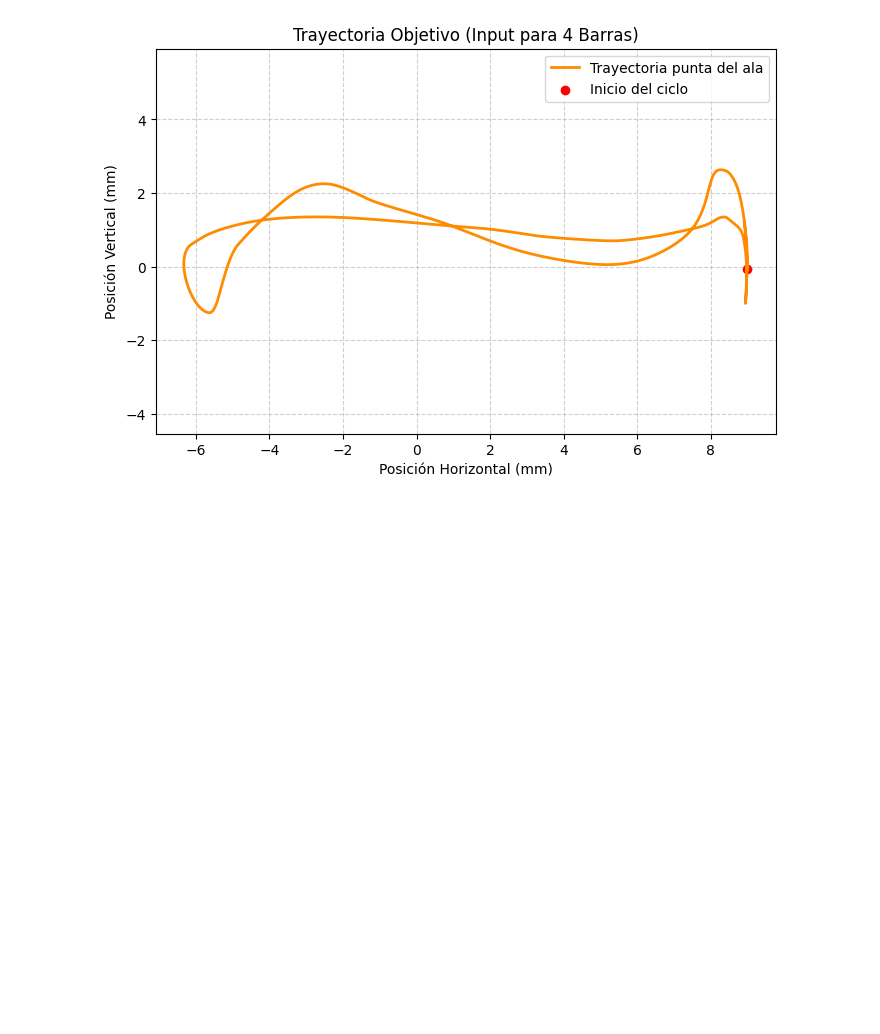
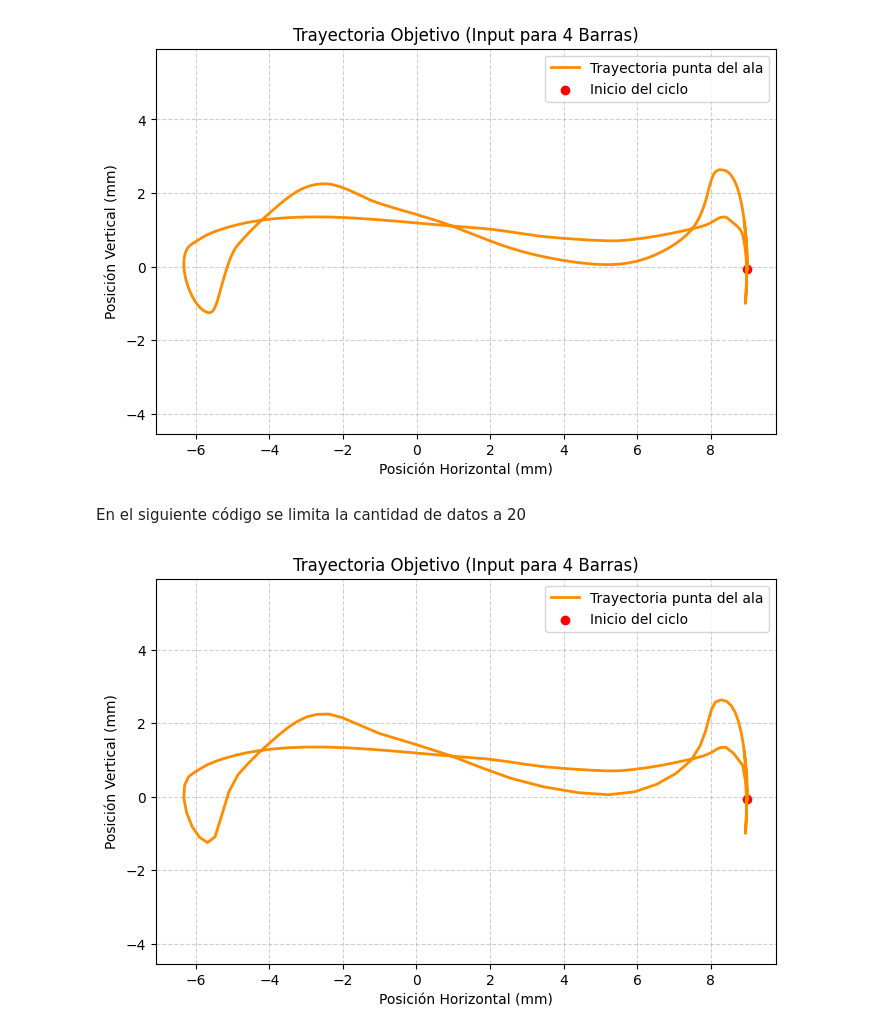
Before and after one commit to LuigiToby/la_abeja_mecanica, a Jupyter notebook: datos/procesar_datos.ipynb, the cells around one changed output. Cells and saved outputs as stored; diff of their text form; code cells hidden in the pictures; blank space fills up the shorter version.

```diff
--- a/datos/procesar_datos.ipynb
+++ b/datos/procesar_datos.ipynb
@@ -92,7 +92,7 @@ df_pos_temp = (df_angulos[["time/T_position", "positional_angle"]]
 
 # *** FILTRADO DE CICLO: Solo primer ciclo ***
 # Filtramos para quedarnos con datos donde time/T es <= 7.0
-df_pos_clean = df_pos_temp[df_pos_temp["time/T_position"].between(5.8, 7)]
+df_pos_clean = df_pos_temp[df_pos_temp["time/T_position"].between(0, 10)]
 
 # Convertimos los datos filtrados a numpy array para procesar
 t_orig_pos = df_pos_clean["time/T_position"].values * T # Tiempo real (segundos)
@@ -160,3 +160,35 @@ df_objetivo = pd.DataFrame({'x': x_punta, 'y': y_punta})
 df_objetivo.to_csv("trayectoria_abeja.csv", index=False)
 # %% [output]
 [figure]
+# %% [markdown]
+En el siguiente código se limita la cantidad de datos a 20
+# %%
+# 1. Definimos los 100 puntos (o el número que prefieras)
+num_puntos = 100
+t_suave = np.linspace(t_min, t_max, num_puntos) # <--- Aquí ocurre la magia
+
+# 2. Re-calculamos las trayectorias con esos 100 puntos
+phi_suave = interp_phi(t_suave)
+theta_suave = interp_theta(t_suave)
+
+# 3. Calculamos las coordenadas (x, y) para estos 100 puntos
+x_punta_resumido = L_ala * np.cos(theta_suave) * np.sin(phi_suave)
+y_punta_resumido = L_ala * np.sin(theta_suave)
+
+# 4. Ahora ya tienes tus 100 puntos en 'x_punta_resumido' e 'y_punta_resumido'
+# Puedes imprimirlos o guardarlos en un CSV para tu compañero
+df_resumido = pd.DataFrame({'x': x_punta_resumido, 'y': y_punta_resumido})
+df_resumido.to_csv("trayectoria_abeja_100_datos.csv", index=False)
+plt.figure(figsize=(8, 5))
+plt.plot(x_punta_resumido, y_punta_resumido, color='darkorange', lw=2, label='Trayectoria punta del ala')
+plt.scatter(x_punta_resumido[0], y_punta_resumido[0], color='red', label='Inicio del ciclo')
+
+plt.title("Trayectoria Objetivo (Input para 4 Barras)")
+plt.xlabel("Posición Horizontal (mm)")
+plt.ylabel("Posición Vertical (mm)")
+plt.axis('equal') # Importante para no deformar la elipse
+plt.grid(True, linestyle='--', alpha=0.6)
+plt.legend()
+plt.show()
+# %% [output]
+[figure, added]
```
Also changed, not shown: 4 other files.
